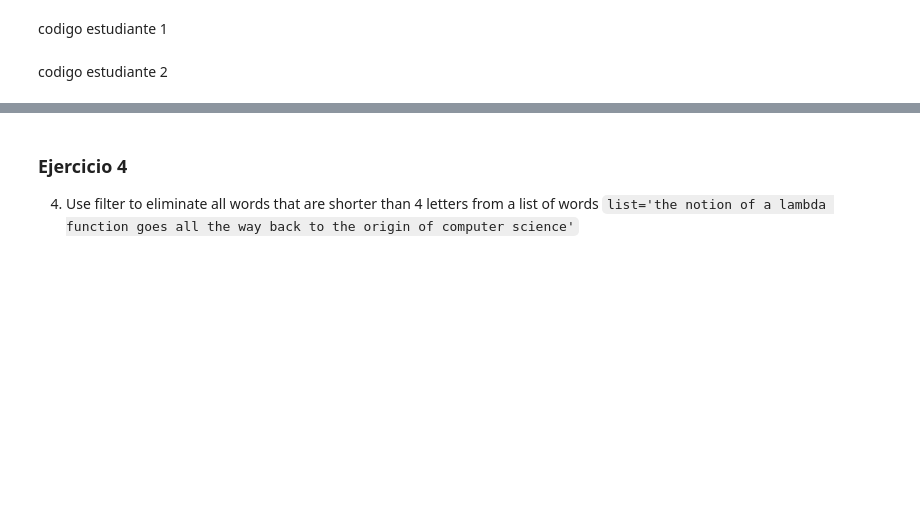
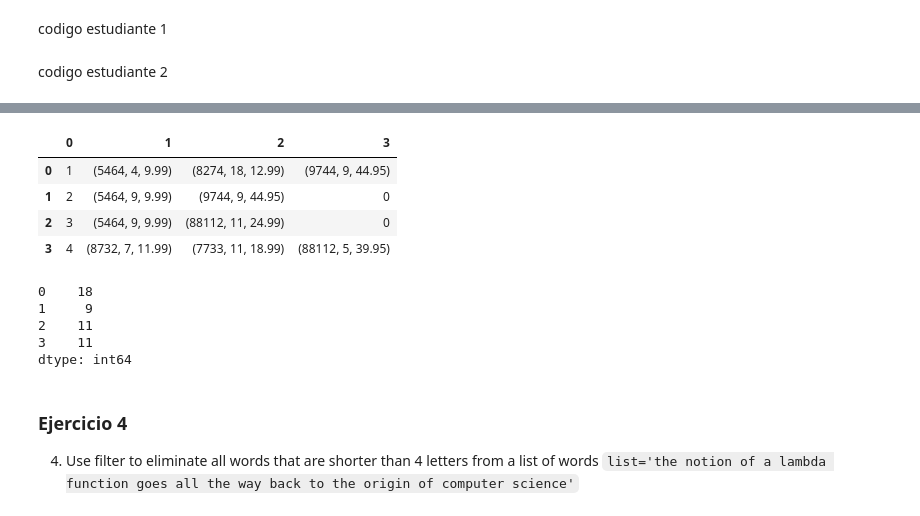
Before and after one commit to Santiagocb17/Tarea_2_SPF, a Jupyter notebook: Tarea_2_prueba.ipynb, the cells around one changed output, grey strips where cells are left out. Saved outputs shown, nothing was run; the diff lists cells and outputs as text; code cells hidden in the pictures; blank space fills up the shorter version.

```diff
--- a/Tarea_2_prueba.ipynb
+++ b/Tarea_2_prueba.ipynb
@@ -61,3 +110,25 @@ codigo estudiante 2
+# %%
+orders_df.fillna(0, inplace=True)
+orders_df
+orders_df.apply(lambda x: x[3]if len (x[3]))
+# %% [output]
+|  | 0 | 1 | 2 | 3 |
+| 0 | 1 | (5464, 4, 9.99) | (8274, 18, 12.99) | (9744, 9, 44.95) |
+| 1 | 2 | (5464, 9, 9.99) | (9744, 9, 44.95) | 0 |
+| 2 | 3 | (5464, 9, 9.99) | (88112, 11, 24.99) | 0 |
+| 3 | 4 | (8732, 7, 11.99) | (7733, 11, 18.99) | (88112, 5, 39.95) |
+# %%
+#def blibioteca(df):
+  #  filter_col= df[~df]
+   # if df [1]
+
+orders_df.apply(lambda x: (x[0],x[1][1], axis=1)
+# %% [output]
+0    18
+1     9
+2    11
+3    11
+dtype: int64
 # %% [markdown]
 ### Ejercicio 4
 4. Use filter to eliminate all words that are shorter than 4 letters from a list of words
```
Also changed, not shown: parts of 11 cells of this notebook.
